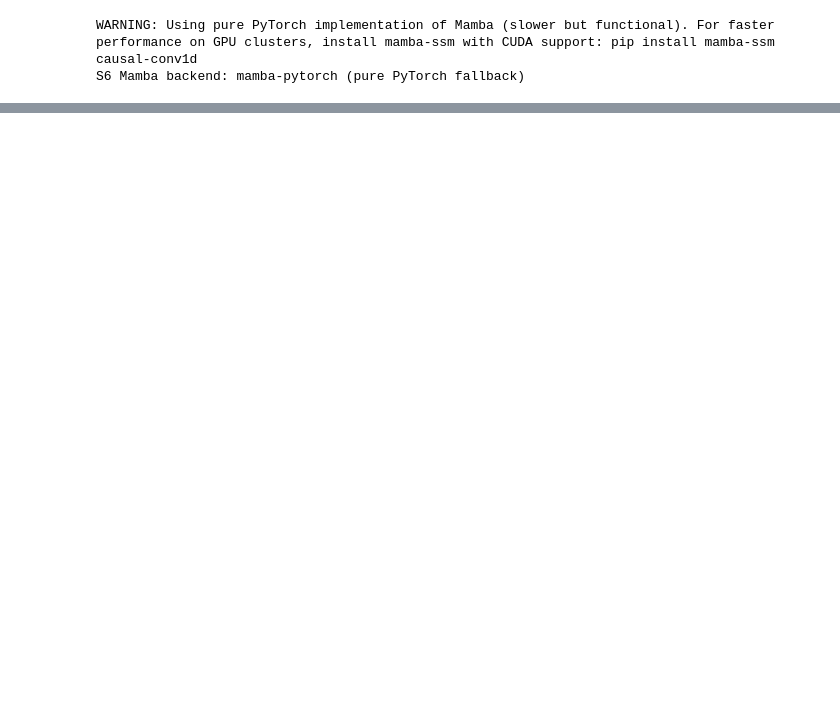
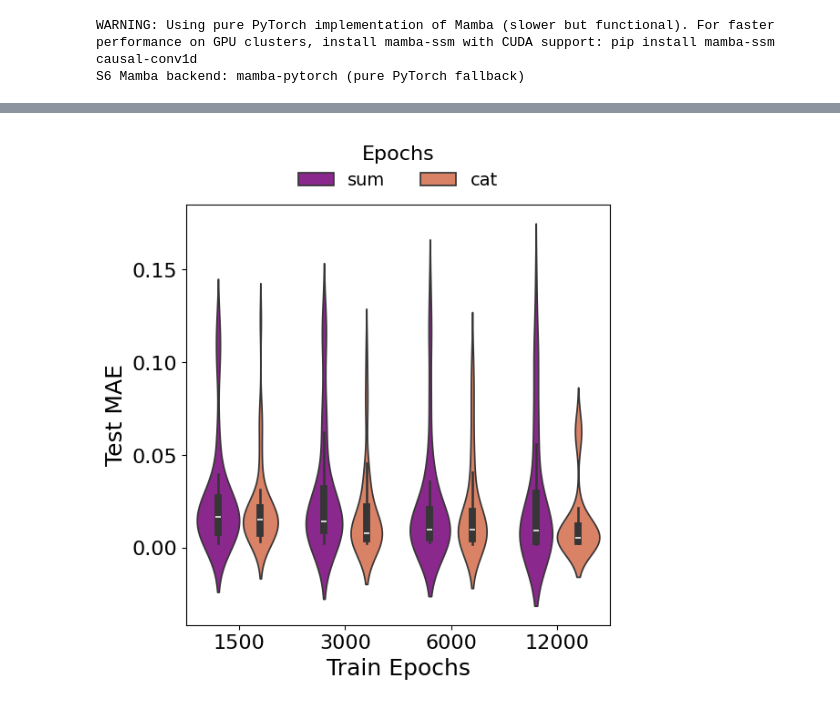
Before and after one commit to scipi1/proT, a Jupyter notebook: notebooks/nb_ds_size.ipynb, the cells around one changed output, grey strips where cells are left out. Drawn from its saved outputs; the diff is of its cells as text; code cells hidden in the pictures; blank space fills up the shorter version.

```diff
--- a/notebooks/nb_ds_size.ipynb
+++ b/notebooks/nb_ds_size.ipynb
@@ -195,0 +338,7 @@ plt.show()
+# %%
+datadir_path = "../data/input"
+experiment_dir = "../experiments/ds_size/ds_size_proT_ishigami_sum_120ds_53553862"  # or whatever directory you want to scan
+df_120_sum = eval_sweeps(
+    filepath=experiment_dir,
+    datadir_path=datadir_path
+)
@@ -195,0 +420,3 @@ plt.show()
+# %%
+df_120_sum["Epochs"] = df_120_sum['model_folder'].apply(lambda x: re.search(r'_(\d+)$', x).group(1) if re.search(r'_(\d+)$', x) else None)
+df_120_sum
@@ -195,0 +437,7 @@ plt.show()
+# %%
+datadir_path = "../data/input"
+experiment_dir = "../experiments/ds_size/ds_size_proT_ishigami_cat_120ds_53553849"  # or whatever directory you want to scan
+df_120_cat = eval_sweeps(
+    filepath=experiment_dir,
+    datadir_path=datadir_path
+)
@@ -195,0 +519,6 @@ plt.show()
+# %%
+df_120_sum["Epochs"] = df_120_sum['model_folder'].apply(lambda x: re.search(r'_(\d+)$', x).group(1) if re.search(r'_(\d+)$', x) else None).astype(int)
+df_120_cat["Epochs"] = df_120_cat['model_folder'].apply(lambda x: re.search(r'_(\d+)$', x).group(1) if re.search(r'_(\d+)$', x) else None).astype(int)
+df_120_sum["Fusion"] = "sum"
+df_120_cat["Fusion"] = "cat"
+df_120_tot = pd.concat([df_120_sum,df_120_cat], axis=0)
@@ -195,0 +541,24 @@ plt.show()
+# %%
+fig, ax = plt.subplots()
+
+sns.violinplot(df_120_tot, x="Epochs", y="MAE", hue="Fusion", ax=ax, palette="plasma")
+ax.legend(loc='center left', bbox_to_anchor=(1, 0.5))
+ax.set_ylabel(r"Test MAE")
+ax.set_xlabel(r"Train Epochs")
+#ax.set_yscale("log")
+ax.legend(loc='upper center',
+          bbox_to_anchor=(0.5, 1.18),
+          ncol=3,  # One column per legend entry
+          frameon=False, title="Epochs", title_fontsize=16)
+
+# export
+filename = f"ds_size_epochs_mae.pdf"
+save_dir = "./figures"
+if save_dir is not None:
+    makedirs(save_dir, exist_ok=True)
+    out_path = join(save_dir, filename)
+    fig.savefig(out_path, format="pdf", bbox_inches="tight")
+
+plt.show()
+# %% [output]
+[figure, added]
```
Also changed, not shown: parts of 14 cells of this notebook, 46 other files.
